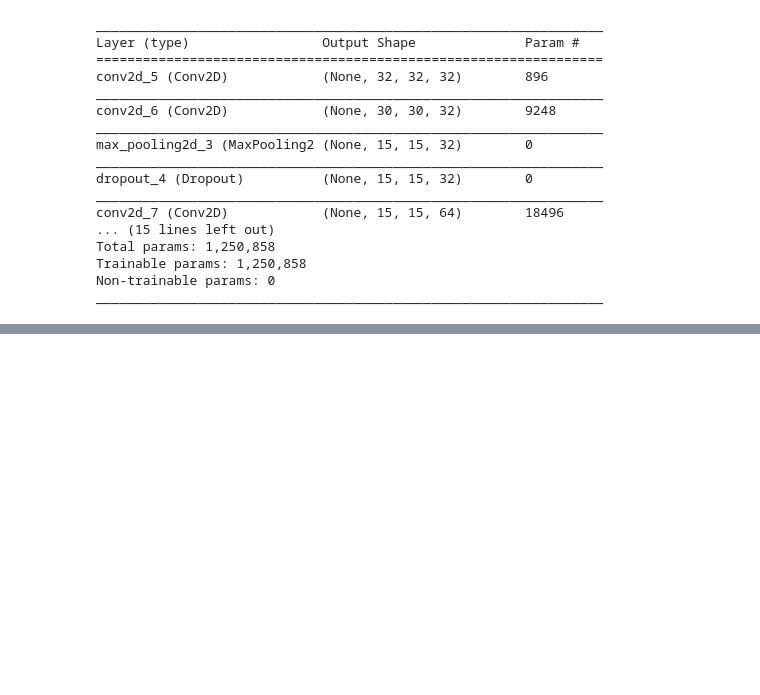
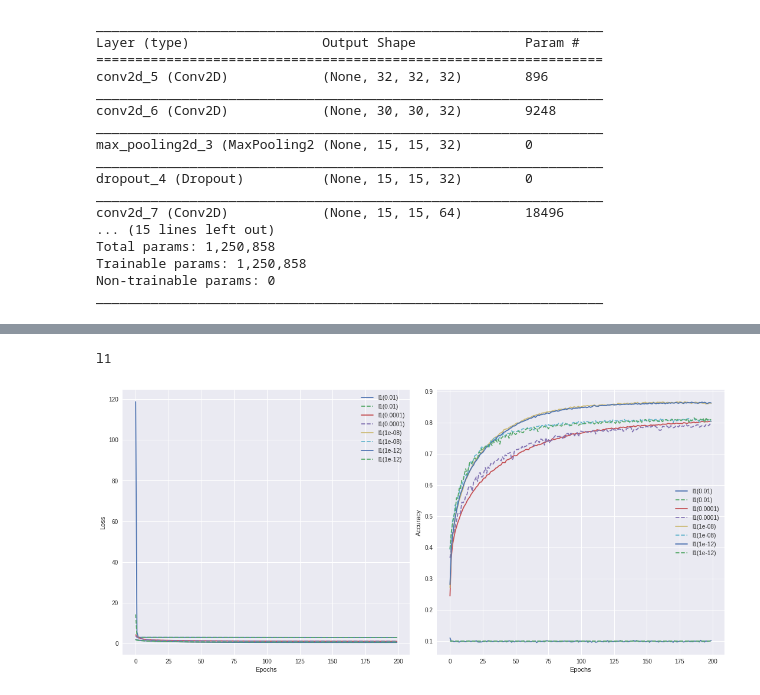
Before and after one commit to kvzl/ML100-Days, a Jupyter notebook: homework/Day_081_HW.ipynb, the cells around one changed output, grey strips where cells are left out. Cells and saved outputs as stored; diff of their text form; code cells hidden in the pictures; blank space fills up the shorter version.

```diff
--- a/homework/Day_081_HW.ipynb
+++ b/homework/Day_081_HW.ipynb
@@ -183,0 +200,6 @@ plt.show()
+# %%
+print('l1')
+plot({ k: v for k, v in results.items() if k.startswith('l1(') })
+# %% [output]
+l1
+[figure, added]
```
Also changed, not shown: parts of 7 cells of this notebook.
